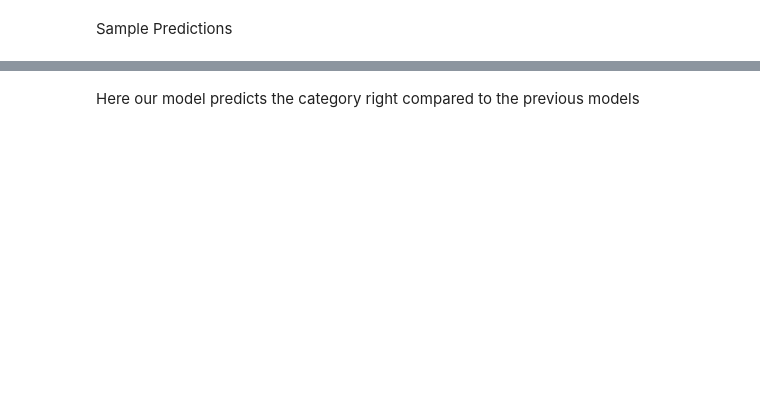
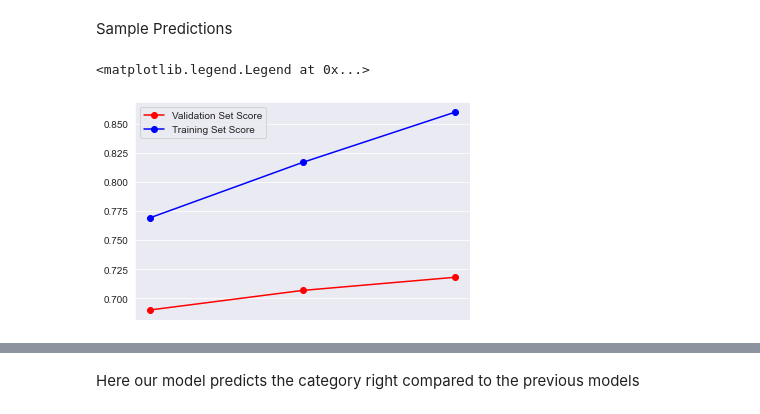
Before and after one commit to ethandsz/MLProject, a Jupyter notebook: MLProject.ipynb, the cells around one changed output, grey strips where cells are left out. Saved outputs shown, nothing was run; the diff lists cells and outputs as text; code cells hidden in the pictures; blank space fills up the shorter version.

```diff
--- a/MLProject.ipynb
+++ b/MLProject.ipynb
@@ -541,0 +809,4 @@ SGDClassifier(alpha=9.5e-06, n_jobs=-1, random_state=42)
+# %%
+%%time
+SGD_history = []
+model, vectorizer = SGDTuning()
@@ -542,5 +833,17 @@ SGDClassifier(alpha=9.5e-06, n_jobs=-1, random_state=42)
 # %% [markdown]
 Sample Predictions
+# %%
+sns.set_style("darkgrid")
+
+plt.plot([x["val_score"] for x in SGD_history], 'r-o')
+plt.plot([x["train_score"] for x in SGD_history], 'b-o')
+
+plt.xticks([])
+
+plt.legend(['Validation Set Score', 'Training Set Score'])
+# %% [output]
+<matplotlib.legend.Legend at 0x...>
+[figure, added]
 # %%
 model.predict(vectorizer.transform(["Texas sues Biden administration to stop mask mandates on planes – as it happened"])) #Poltical headline
 # %% [output]
```
Also changed, not shown: parts of 157 cells of this notebook.
